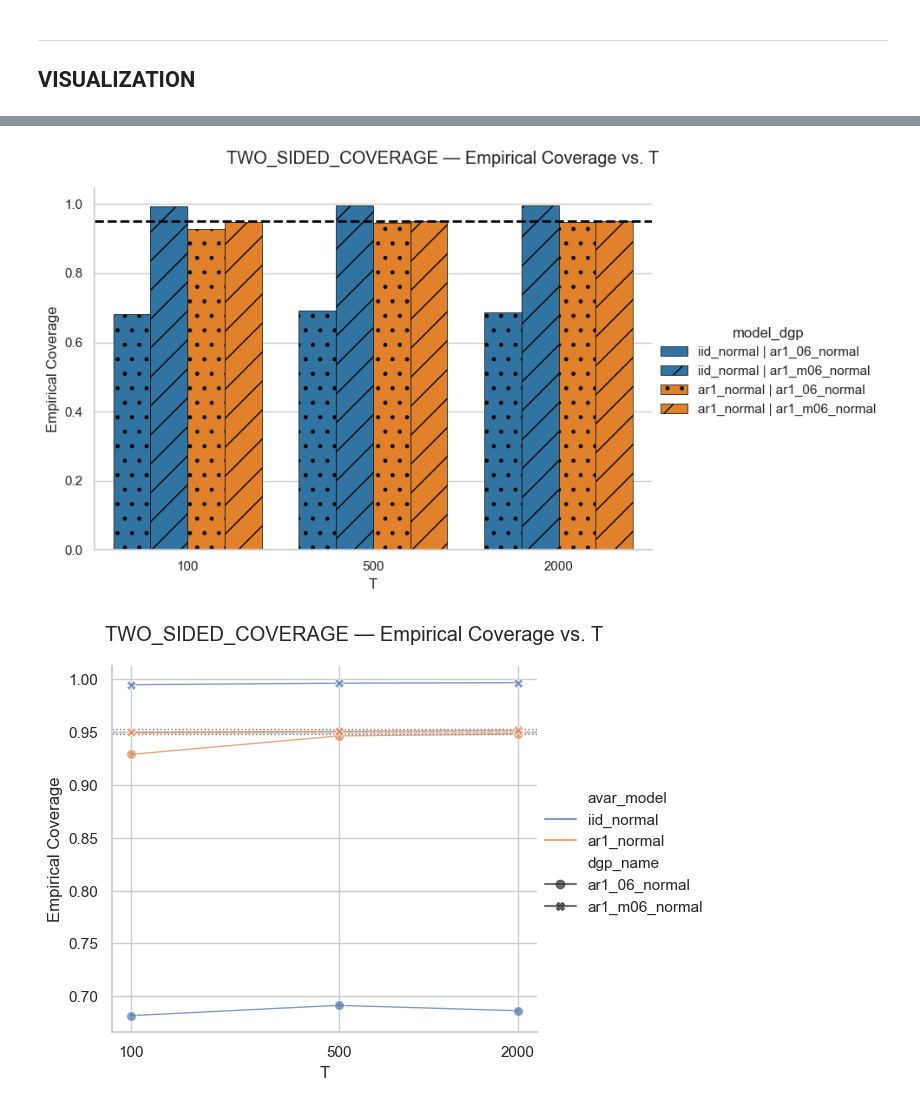
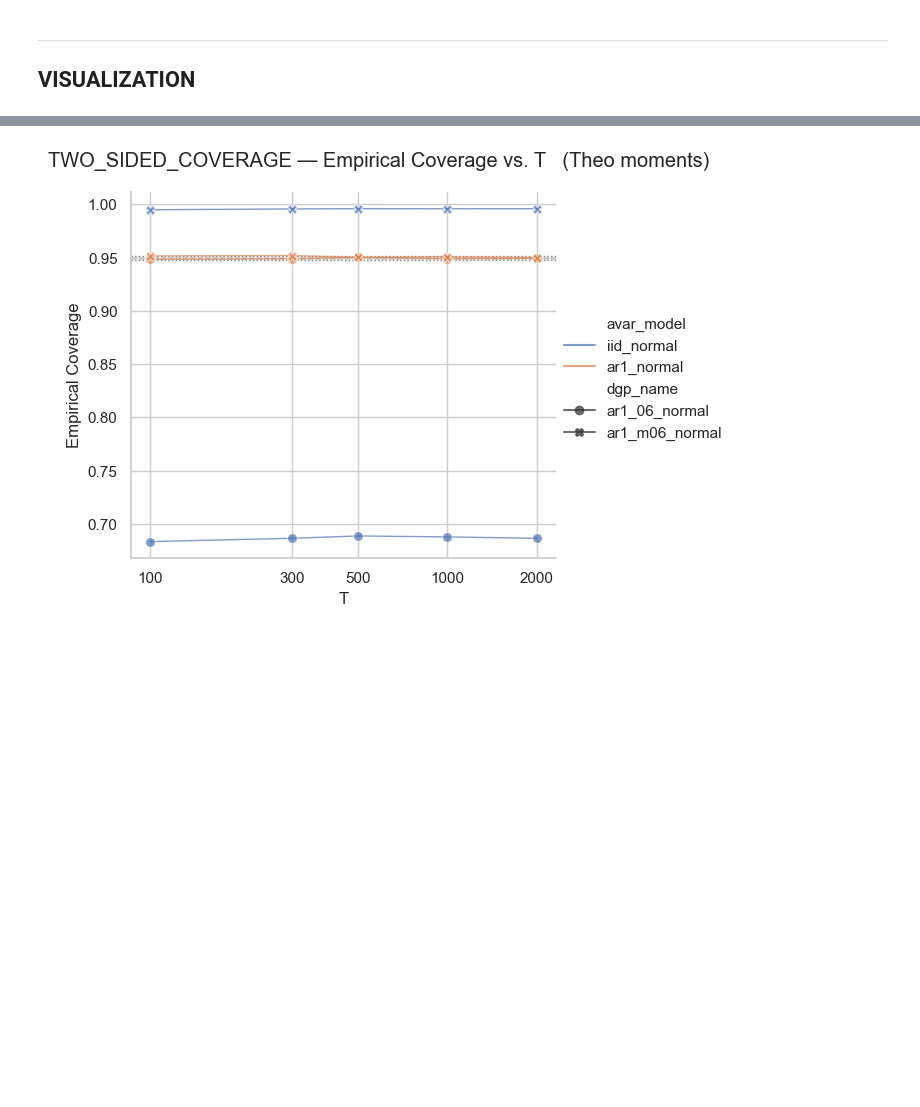
Before and after one commit to Fabro2701/sharpe_ratio_TFM, a Jupyter notebook: notebooks/presentation/coverage_conv.ipynb, the cells around one changed output, grey strips where cells are left out. Drawn from its saved outputs; the diff is of its cells as text; code cells hidden in the pictures; blank space fills up the shorter version.

```diff
--- a/notebooks/presentation/coverage_conv.ipynb
+++ b/notebooks/presentation/coverage_conv.ipynb
@@ -41,8 +41,8 @@ parameters = {
 # %% [markdown]
 ## Experiment registry
 # %%
-N_SIM  = 30_000
-N_JOBS = 8
+N_SIM  = 50_000
+N_JOBS = -1
 
 experiments = {
     "tails": ExperimentSpec(
@@ -72,7 +72,7 @@ experiments = {
         study_type = StudyType.TWO_SIDED_COVERAGE,
         calib_sigma   = 1.0,
         sr_default = 0.5,
-        th_moments = False,
+        th_moments = True,
         n_default  = N_SIM, n_jobs = N_JOBS,
     ),
     "serial": ExperimentSpec(
@@ -81,12 +81,11 @@ experiments = {
         param_values = parameters["T"],
         study_type = StudyType.TWO_SIDED_COVERAGE,
         calib_sigma   = 1.0,
+        th_moments = True,
         n_default  = N_SIM, n_jobs = N_JOBS,
     ),
     "hetero_tails": ExperimentSpec(
         scenario   = scenarios["hetero_tails"],
-        #param_name = "sr",
-        #param_values = parameters["sr"],
         param_name = "T",
         param_values = parameters["T"],
         study_type = StudyType.TWO_SIDED_COVERAGE,
@@ -101,8 +100,7 @@ experiments = {
         study_type = StudyType.TWO_SIDED_COVERAGE,
         calib_sigma   = 1.0,
         th_moments = True,
-        n_default  = N_SIM,
-        n_jobs = N_JOBS,
+        n_default  = N_SIM, n_jobs = N_JOBS,
     ),
 }
 # %% [markdown]
@@ -150,7 +144,7 @@ line_plot_kargs = dict(reverse=False,
                        linewidth=1,)
 folder = PLOTS_DIR / "scenarios"
 # %%
-run_analysis(experiments, "tails", alpha=0.05, plot_mask=[0,1,1],
+run_analysis(experiments, "tails", alpha=0.05, plot_mask=[0,0,1],
              savefig_folder=folder,
              line_plot_kargs=line_plot_kargs |
              dict(log=True, yticks=[0.9, 0.92, 0.94, 0.96, 0.98], xticks=parameters['T']))
@@ -160,5 +153,5 @@ run_analysis(experiments, "tails", alpha=0.05, plot_mask=[0,1,1],
 # %%
-run_analysis(experiments, "tails_th", alpha=0.05, plot_mask=[0,1,1],
+run_analysis(experiments, "tails_th", alpha=0.05, plot_mask=[0,0,1],
              savefig_folder=folder,
              line_plot_kargs=line_plot_kargs |
              dict(log=True, yticks=[0.9, 0.92, 0.94, 0.96, 0.98], xticks=parameters['T']))
@@ -168,6 +160,6 @@ run_analysis(experiments, "tails_th", alpha=0.05, plot_mask=[0,1,1],
 # %%
-run_analysis(experiments, "skew", alpha=0.05, plot_mask=[0,1,1],
+run_analysis(experiments, "skew", alpha=0.05, plot_mask=[0,0,1],
              savefig_folder=folder,
              line_plot_kargs=line_plot_kargs |
-             dict(log=True, markers=['o', 'X'], xticks=parameters['T']))
+             dict(log=True, markers=['o', 'X'], xticks=parameters['T'], dashes=["",(4, 3)]))
 # %% [output]
@@ -176,9 +167,8 @@ run_analysis(experiments, "skew", alpha=0.05, plot_mask=[0,1,1],
 # %%
-run_analysis(experiments, "serial", alpha=0.05, plot_mask=[0,1,1],
+run_analysis(experiments, "serial", alpha=0.05, plot_mask=[0,0,1],
              savefig_folder=folder,
              line_plot_kargs=line_plot_kargs |
              dict(log=True, markers=['o', 'X'], xticks=parameters['T']))
 # %% [output]
-[figure, old version]
+[figure, new version]
-[figure, removed]
 # %%
```
Also changed, not shown: parts of 8 cells of this notebook, 1 other file.
